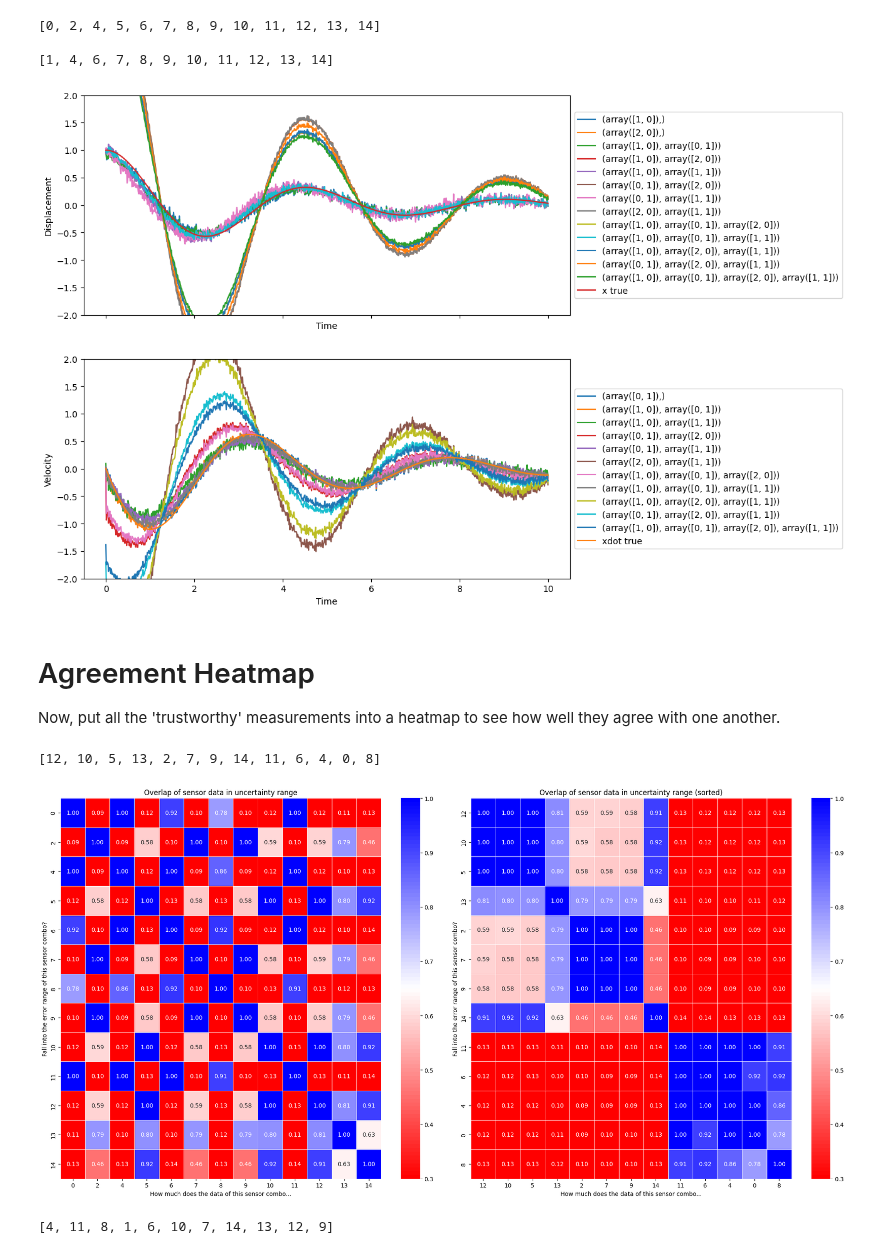
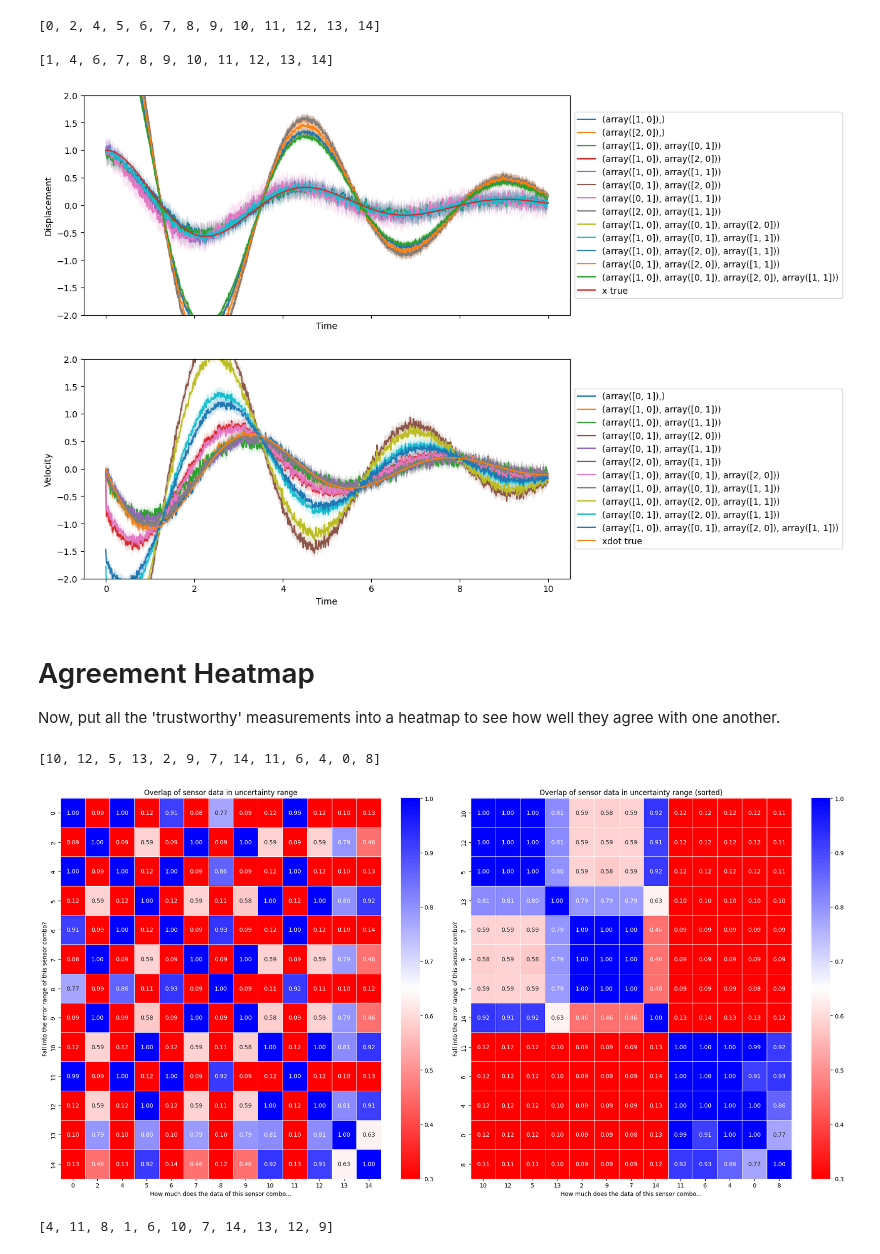
Before and after one commit to jadenmecham/First-Project, a Jupyter notebook: 3 - Sort All Combos/floris-adapted/springmass-sort.ipynb, the cells around one changed output. Cells and saved outputs as stored; diff of their text form; code cells hidden in the pictures.

```diff
--- a/3 - Sort All Combos/floris-adapted/springmass-sort.ipynb
+++ b/3 - Sort All Combos/floris-adapted/springmass-sort.ipynb
@@ -365,10 +365,12 @@ for i in range(len(C)):
     xdot_hat = results[i]['xdot']
     invJk_x = results[i].loc[0, 'invJk'][0, 0]
     invJk_xdot = results[i].loc[0, 'invJk'][1, 1]
+    threesigma_x = 3 * np.sqrt(invJk_x)
+    threesigma_xdot = 3 * np.sqrt(invJk_xdot)
     ax[0].plot(t, x_hat, label=C[i])
-    ax[0].fill_between(t, x_hat-invJk_x, x_hat+invJk_x, alpha=0.2)
+    ax[0].fill_between(t, x_hat-threesigma_x, x_hat+threesigma_x, alpha=0.2)
     ax[1].plot(t, xdot_hat, label=C[i])
-    ax[1].fill_between(t, xdot_hat-invJk_xdot, xdot_hat+invJk_xdot, alpha=0.2)
+    ax[1].fill_between(t, xdot_hat-threesigma_xdot, xdot_hat+threesigma_xdot, alpha=0.2)
 ax[0].plot(t, x, label='x true')
 ax[1].plot(t, xdot, label='xdot true')
 ax[0].set_xlabel('Time')
@@ -394,13 +396,15 @@ trustworthy_xdot = []
 
 for i in range(len(C)):
     invJk_x = results[i].loc[0, 'invJk'][0, 0]
-    if invJk_x < 1:
+    threesigma_x = 3 * np.sqrt(invJk_x)
+    if threesigma_x < 1:
         trustworthy_x.append(i)
     else:
         continue
 for j in range(len(C)):
     invJk_xdot = results[j].loc[0, 'invJk'][1, 1]
-    if invJk_xdot < 1:
+    threesigma_xdot = 3 * np.sqrt(invJk_xdot)
+    if threesigma_xdot < 1:
         trustworthy_xdot.append(j)
     else:
         continue
@@ -415,35 +419,37 @@ print(trustworthy_xdot)
 # %%
 fig, ax = plt.subplots(2, 1, figsize=(10, 10), sharex=True)
 plt.rcParams.update({'font.size': 10})
 for i in range(len(trustworthy_x)):
     j = trustworthy_x[i]
     x_hat = results[j]['x']
     invJk_x = results[j].loc[0, 'invJk'][0, 0]
+    threesigma_x = 3 * np.sqrt(invJk_x)
     ax[0].plot(t, x_hat, label=C[j])
-    ax[0].fill_between(t, x_hat-invJk_x, x_hat+invJk_x, alpha=0.2)
+    ax[0].fill_between(t, x_hat-threesigma_x, x_hat+threesigma_x, alpha=0.2)
 
 ax[0].plot(t, x, label='x true')
 ax[0].set_xlabel('Time')
 ax[0].set_ylabel('Displacement')
 ax[0].set_ylim(-2, 2)
 ax[0].legend(loc='center left', bbox_to_anchor=(1, 0.5))
 
 for i in range(len(trustworthy_xdot)):
     j = trustworthy_xdot[i]
     xdot_hat = results[j]['xdot']
     invJk_xdot = results[j].loc[0, 'invJk'][1, 1]
+    threesigma_x = 3 * np.sqrt(invJk_x)
     ax[1].plot(t, xdot_hat, label=C[j])
-    ax[1].fill_between(t, xdot_hat-invJk_x, xdot_hat+invJk_x, alpha=0.2)
+    ax[1].fill_between(t, xdot_hat-threesigma_xdot, xdot_hat+threesigma_xdot, alpha=0.2)
 
 ax[1].plot(t, xdot, label='xdot true')
 ax[1].set_xlabel('Time')
 ax[1].set_ylabel('Velocity')
 ax[1].set_ylim(-2, 2)
 ax[1].legend(loc='center left', bbox_to_anchor=(1, 0.5))
 
 plt.show()
 # %% [output]
-[figure, old version]
+[figure, new version]
 # %% [markdown]
 # Agreement Heatmap
 Now, put all the 'trustworthy' measurements into a heatmap to see how well they agree with one another.
@@ -507,8 +513,8 @@ ax[1].set_xticklabels(sorted_trustworthy_x)
 plt.tight_layout()
 plt.show()
 # %% [output]
-[12, 10, 5, 13, 2, 7, 9, 14, 11, 6, 4, 0, 8]
+[10, 12, 5, 13, 2, 9, 7, 14, 11, 6, 4, 0, 8]
-[figure, old version]
+[figure, new version]
 # %%
 # Same thing as the previous cell but for xdot
 overlaps_xdot = np.ones((len(trustworthy_xdot), len(trustworthy_xdot)))
```
Also changed, not shown: parts of 7 cells of this notebook.
